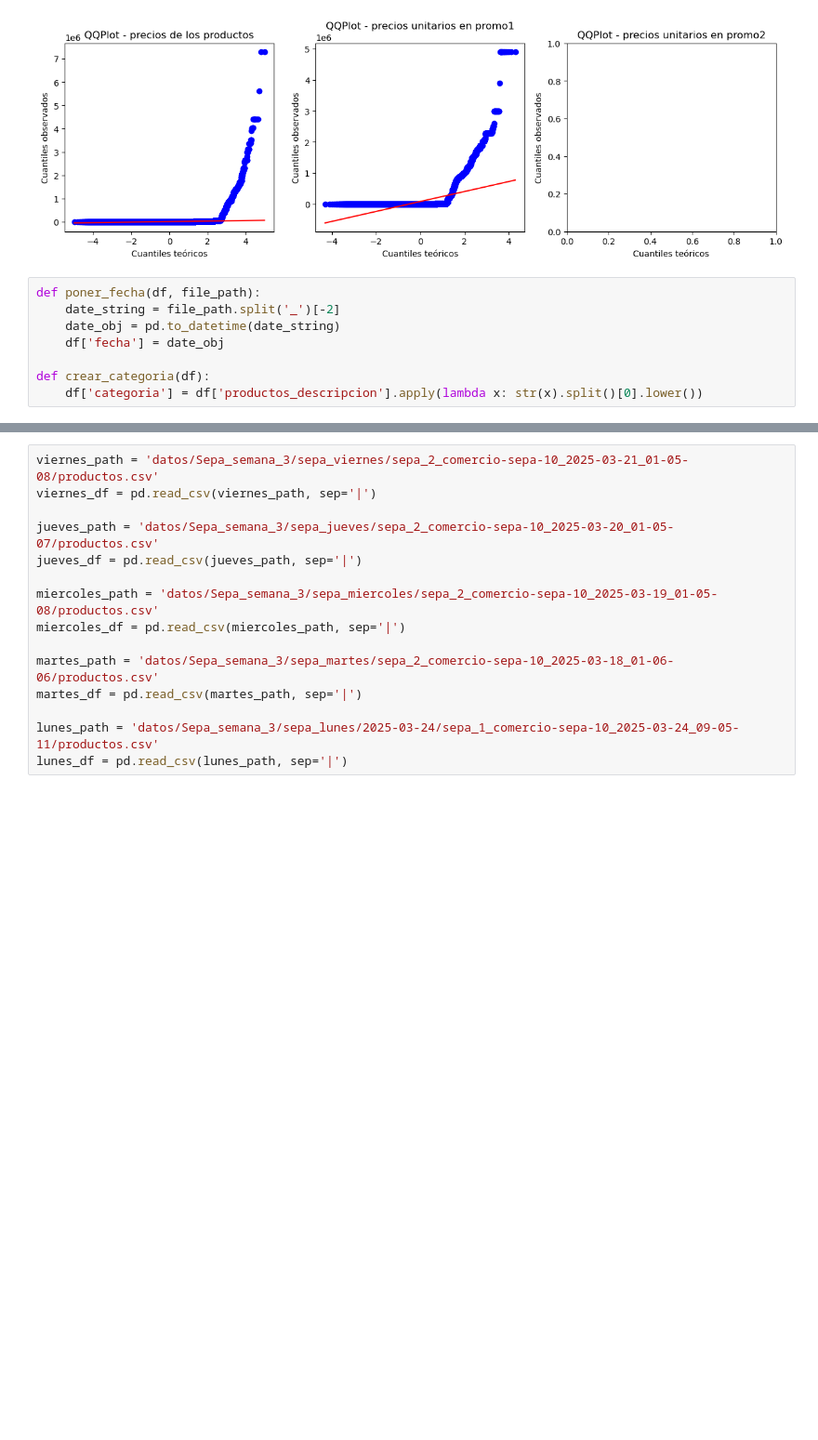
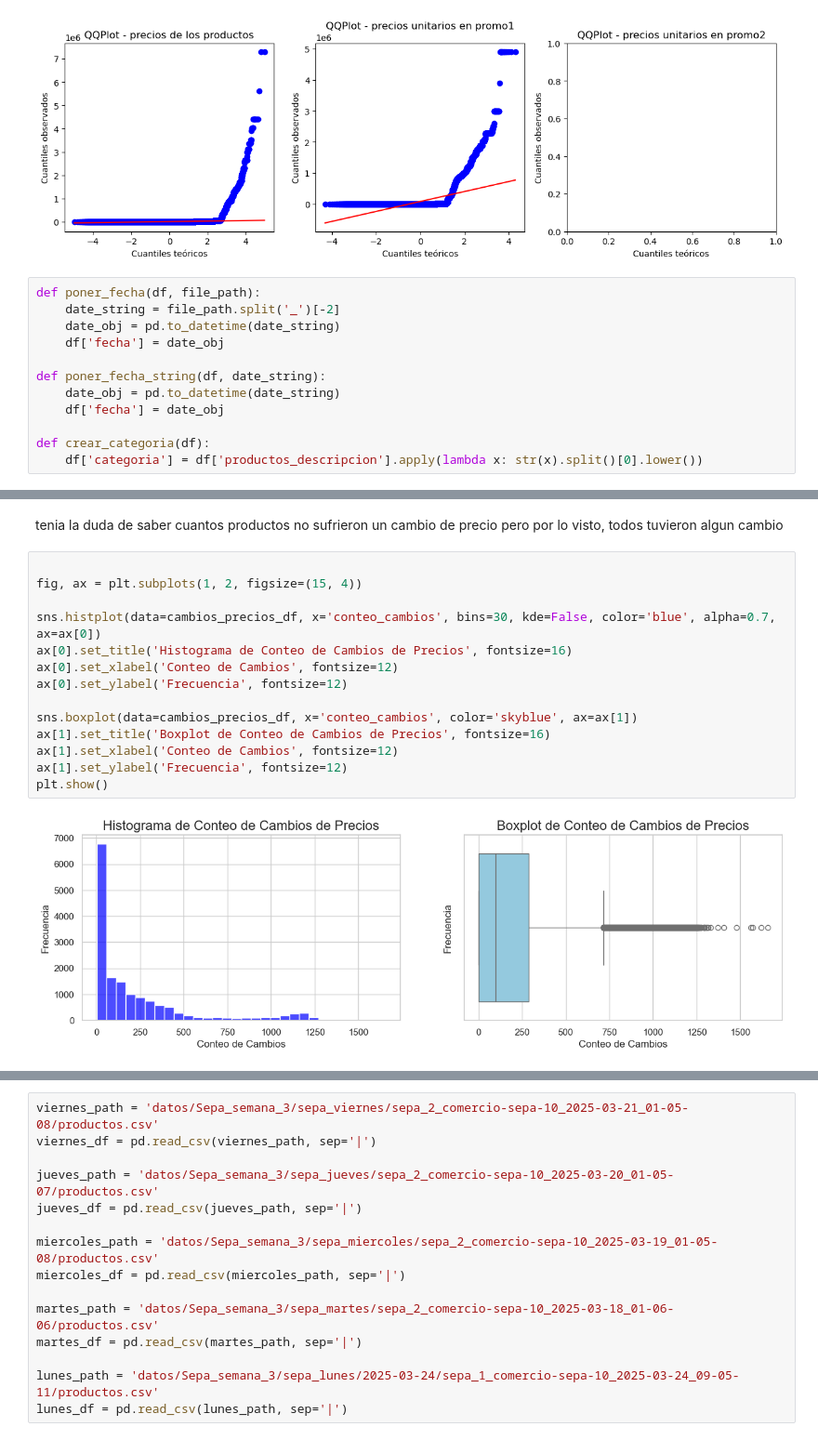
Before and after one commit to MMarck/AdD_proyecto, a Jupyter notebook: proyecto.ipynb, the cells around one changed output, grey strips where cells are left out. Shown at 93% size. Saved outputs shown, nothing was run; the diff lists cells and outputs as text; blank space fills up the shorter version.

```diff
--- a/proyecto.ipynb
+++ b/proyecto.ipynb
@@ -129,5 +130,9 @@ def poner_fecha(df, file_path):
     date_obj = pd.to_datetime(date_string)
     df['fecha'] = date_obj
 
+def poner_fecha_string(df, date_string):
+    date_obj = pd.to_datetime(date_string)
+    df['fecha'] = date_obj
+
 def crear_categoria(df):
     df['categoria'] = df['productos_descripcion'].apply(lambda x: str(x).split()[0].lower())
@@ -133,0 +275,18 @@ def crear_categoria(df):
+# %% [markdown]
+tenia la duda de saber cuantos productos no sufrieron un cambio de precio pero por lo visto, todos tuvieron algun cambio
+# %%
+
+fig, ax = plt.subplots(1, 2, figsize=(15, 4))
+
+sns.histplot(data=cambios_precios_df, x='conteo_cambios', bins=30, kde=False, color='blue', alpha=0.7, ax=ax[0])
+ax[0].set_title('Histograma de Conteo de Cambios de Precios', fontsize=16)
+ax[0].set_xlabel('Conteo de Cambios', fontsize=12)
+ax[0].set_ylabel('Frecuencia', fontsize=12)
+
+sns.boxplot(data=cambios_precios_df, x='conteo_cambios', color='skyblue', ax=ax[1])
+ax[1].set_title('Boxplot de Conteo de Cambios de Precios', fontsize=16)
+ax[1].set_xlabel('Conteo de Cambios', fontsize=12)
+ax[1].set_ylabel('Frecuencia', fontsize=12)
+plt.show()
+# %% [output]
+[figure, added]
```
Also changed, not shown: parts of 17 cells of this notebook.
